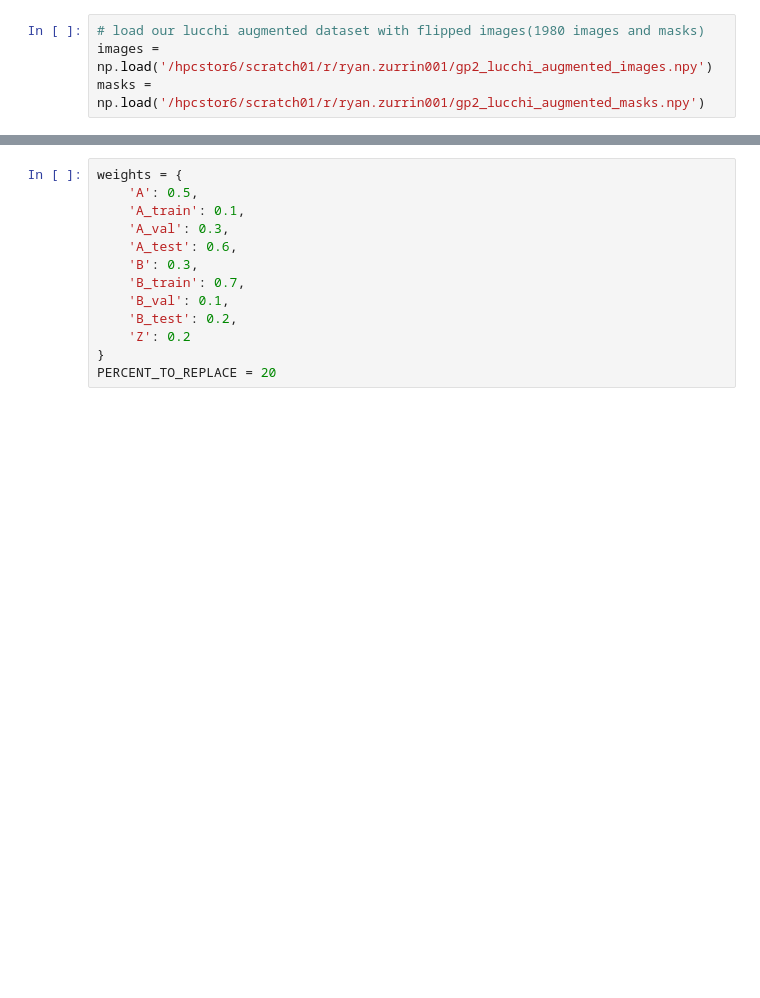
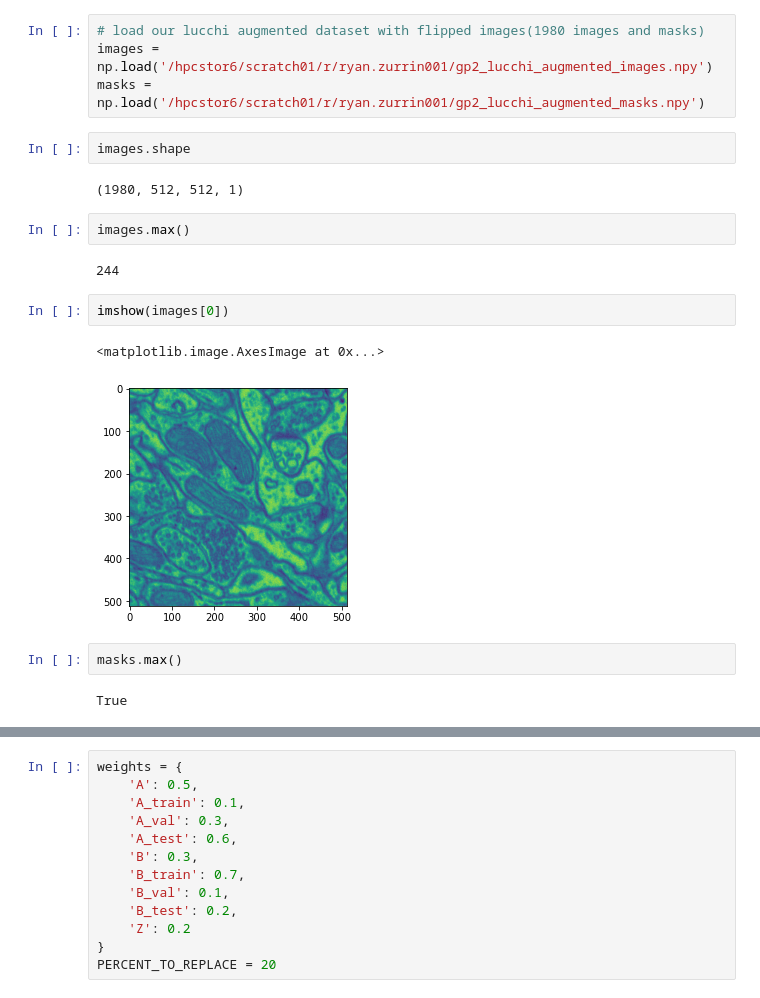
Before and after one commit to RyanZurrin/gp2, a Jupyter notebook: gp2/GP2_Example_1_LARGER_customweights7_LUCCHI.ipynb, the cells around one changed output, grey strips where cells are left out. Drawn from its saved outputs; the diff is of its cells as text; blank space fills up the shorter version.

```diff
--- a/gp2/GP2_Example_1_LARGER_customweights7_LUCCHI.ipynb
+++ b/gp2/GP2_Example_1_LARGER_customweights7_LUCCHI.ipynb
@@ -17,3 +17,20 @@ Working directory: /tmp/tmpuq6u7d7yGP2
 # load our lucchi augmented dataset with flipped images(1980 images and masks)
 images = np.load('/hpcstor6/scratch01/r/ryan.zurrin001/gp2_lucchi_augmented_images.npy')
 masks = np.load('/hpcstor6/scratch01/r/ryan.zurrin001/gp2_lucchi_augmented_masks.npy')
+# %%
+images.shape
+# %% [output]
+(1980, 512, 512, 1)
+# %%
+images.max()
+# %% [output]
+244
+# %%
+imshow(images[0])
+# %% [output]
+<matplotlib.image.AxesImage at 0x...>
+[figure, added]
+# %%
+masks.max()
+# %% [output]
+True
```
Also changed, not shown: parts of 2 cells of this notebook, 6 other files.
